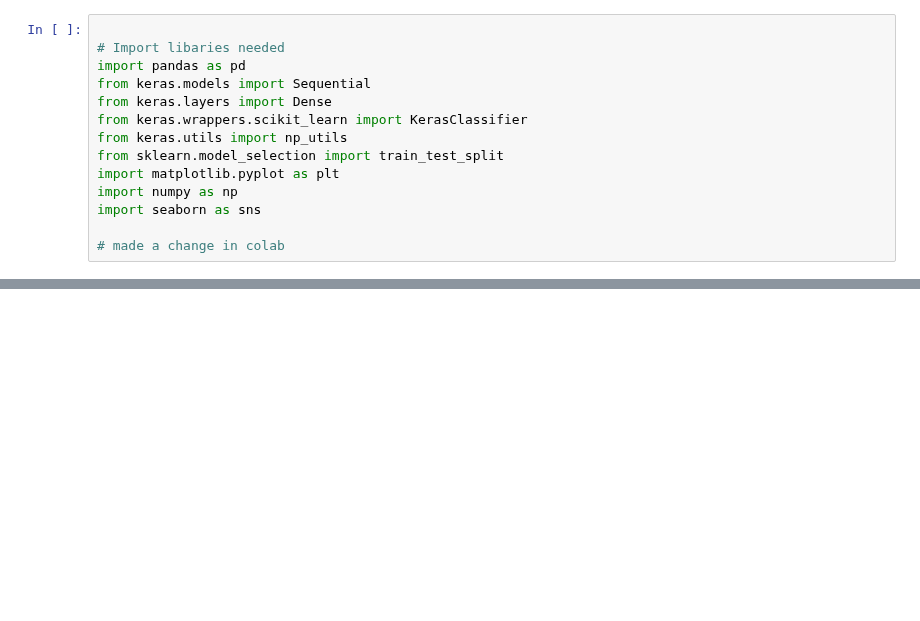
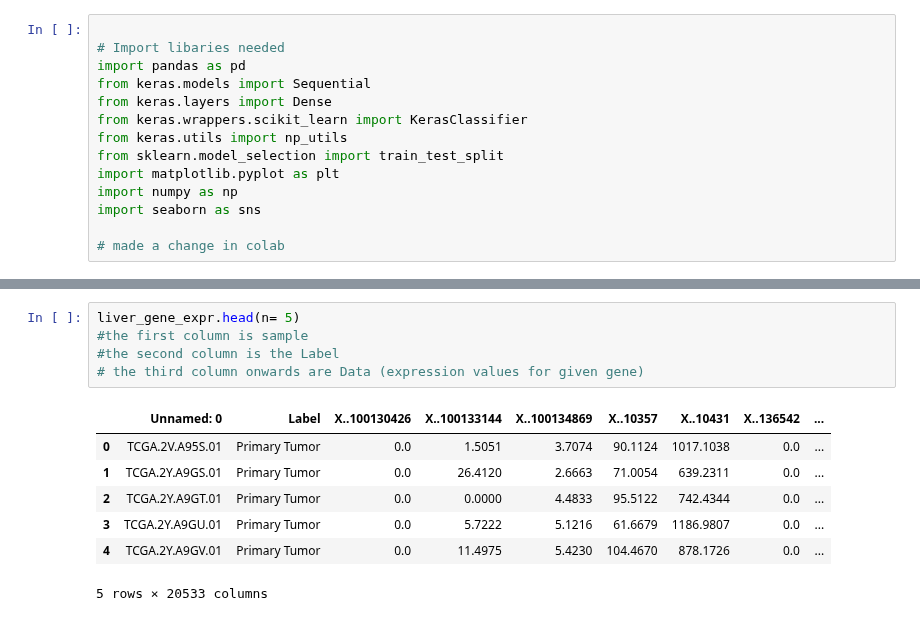
Before and after one commit to blid11/Group9, a Jupyter notebook: G9_PartC.ipynb, the cells around one changed output, grey strips where cells are left out. Saved outputs shown, nothing was run; the diff lists cells and outputs as text; blank space fills up the shorter version.

```diff
--- a/G9_PartC.ipynb
+++ b/G9_PartC.ipynb
@@ -29,0 +54,13 @@ import seaborn as sns
+# %%
+liver_gene_expr.head(n= 5)
+#the first column is sample
+#the second column is the Label
+# the third column onwards are Data (expression values for given gene)
+# %% [output]
+|  | Unnamed: 0 | Label | X..100130426 | X..100133144 | X..100134869 | X..10357 | X..10431 | X..136542 | ... |
+| 0 | TCGA.2V.A95S.01 | Primary Tumor | 0.0 | 1.5051 | 3.7074 | 90.1124 | 1017.1038 | 0.0 | ... |
+| 1 | TCGA.2Y.A9GS.01 | Primary Tumor | 0.0 | 26.4120 | 2.6663 | 71.0054 | 639.2311 | 0.0 | ... |
+| 2 | TCGA.2Y.A9GT.01 | Primary Tumor | 0.0 | 0.0000 | 4.4833 | 95.5122 | 742.4344 | 0.0 | ... |
+| 3 | TCGA.2Y.A9GU.01 | Primary Tumor | 0.0 | 5.7222 | 5.1216 | 61.6679 | 1186.9807 | 0.0 | ... |
+| 4 | TCGA.2Y.A9GV.01 | Primary Tumor | 0.0 | 11.4975 | 5.4230 | 104.4670 | 878.1726 | 0.0 | ... |
+5 rows × 20533 columns
```
Also changed, not shown: parts of 31 cells of this notebook.
